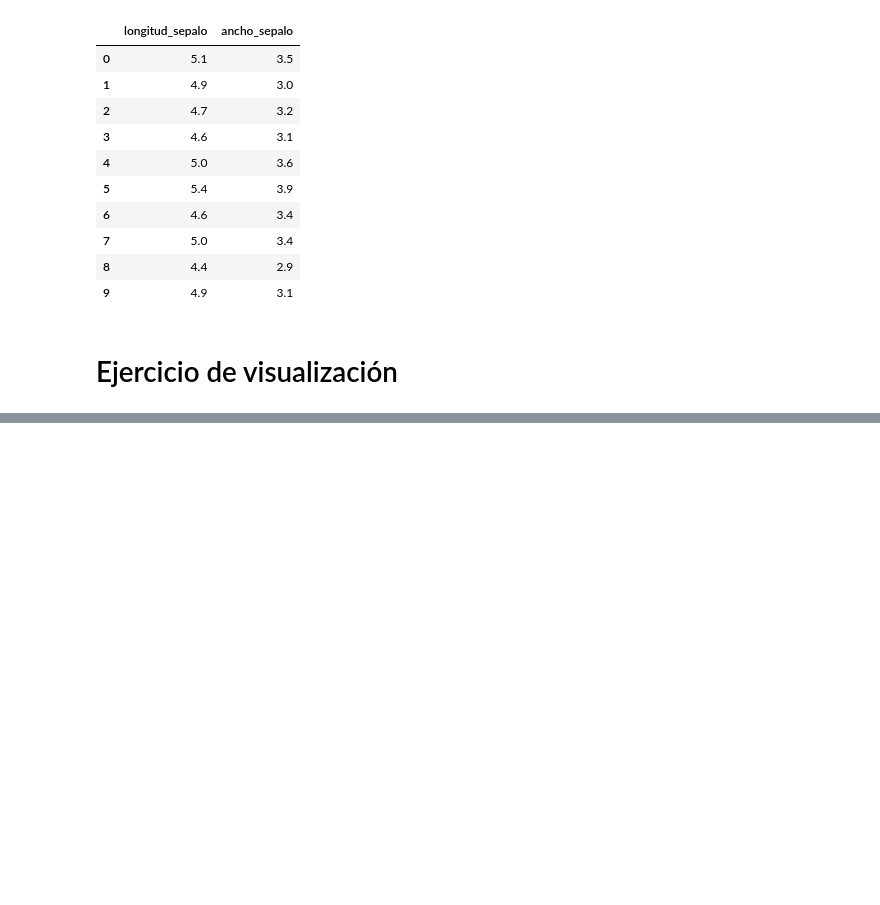
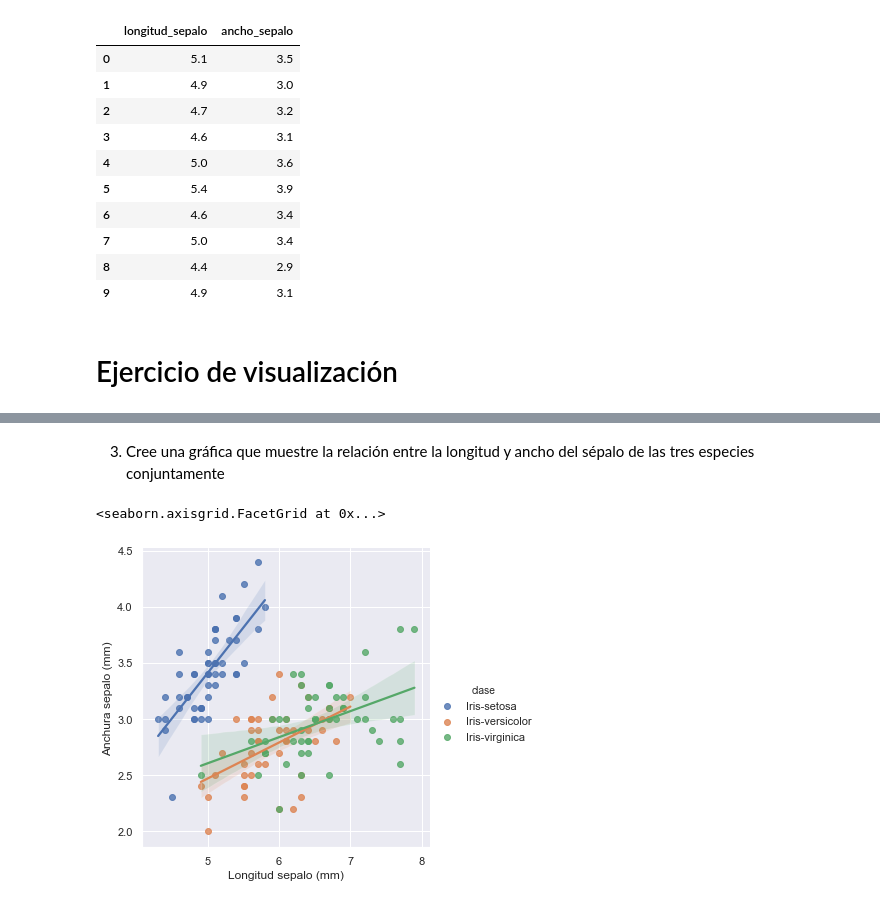
Before and after one commit to IanRamRev/Reconocimiento-de-Patrones, a Jupyter notebook: ActividadIris/EjerciciosIris.ipynb, the cells around one changed output, grey strips where cells are left out. Saved outputs shown, nothing was run; the diff lists cells and outputs as text; code cells hidden in the pictures; blank space fills up the shorter version.

```diff
--- a/ActividadIris/EjerciciosIris.ipynb
+++ b/ActividadIris/EjerciciosIris.ipynb
@@ -124,0 +181,12 @@ irisName.iloc[:10,:2]
+# %% [markdown]
+3. Cree una gráfica que muestre la relación entre la longitud y ancho del sépalo de las tres especies conjuntamente
+# %%
+sns.set()
+#graphSNS = sns.load_dataset(irisName)
+grafica = sns.lmplot(x="longitud_sepalo", y="ancho_sepalo", hue="clase",
+               height=5, data=irisName)
+
+grafica.set_axis_labels("Longitud sepalo (mm)", "Anchura sepalo (mm)")
+# %% [output]
+<seaborn.axisgrid.FacetGrid at 0x...>
+[figure, added]
```
Also changed, not shown: parts of 11 cells of this notebook.
